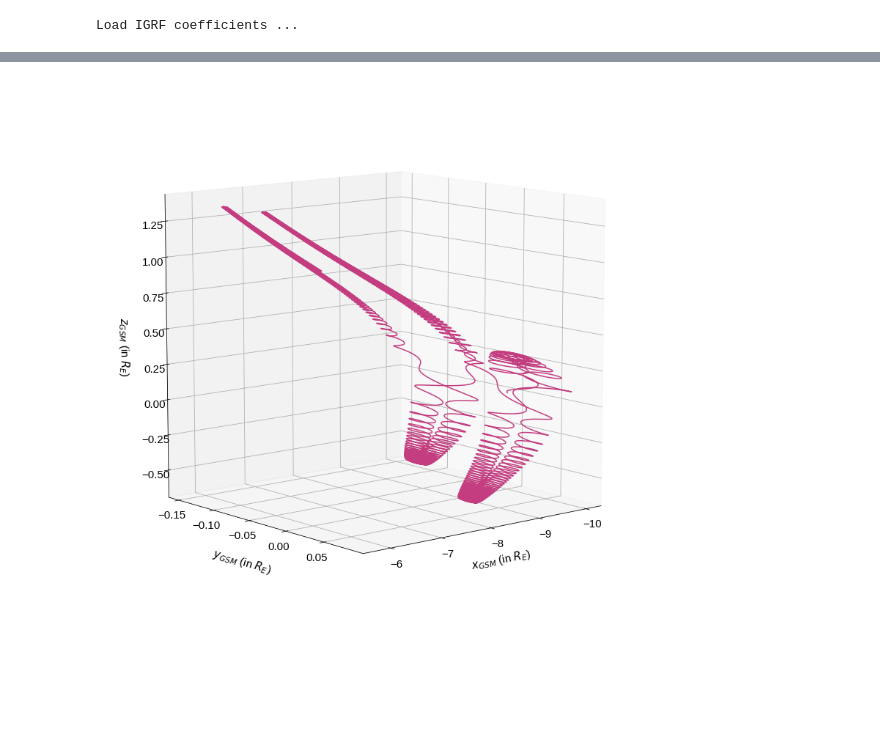
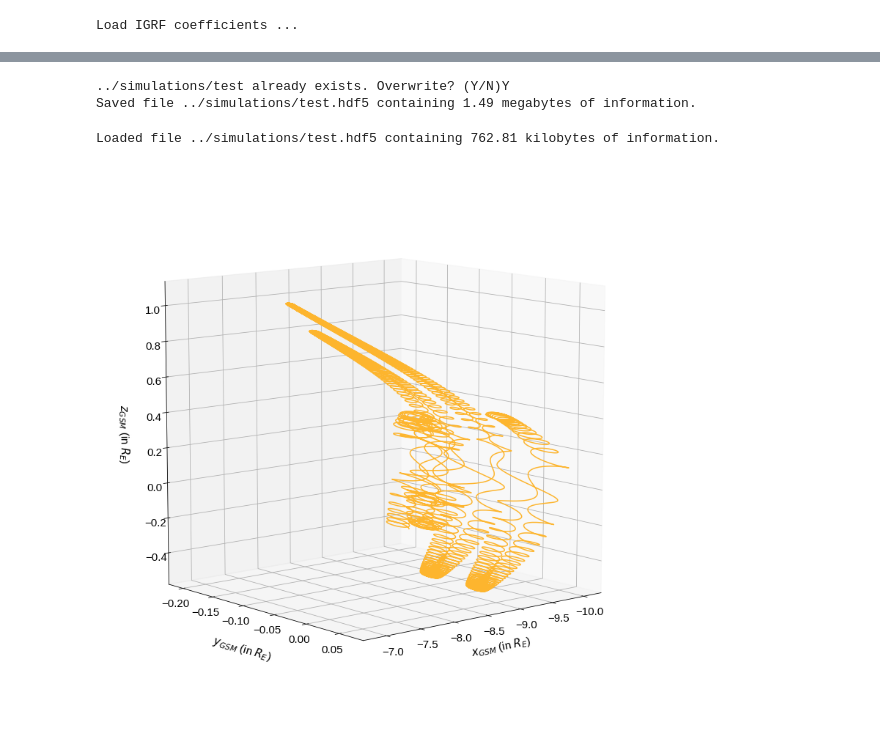
Before and after one commit to zbeever/cpt-solver, a Jupyter notebook: notebooks/hdf5_test.ipynb, the cells around one changed output, grey strips where cells are left out. Cells and saved outputs as stored; diff of their text form; code cells hidden in the pictures; blank space fills up the shorter version.

```diff
--- a/notebooks/hdf5_test.ipynb
+++ b/notebooks/hdf5_test.ipynb
@@ -103,0 +26,9 @@ r = s.history[:, :, 0, :]
+# %%
+s.write('../simulations/test')
+# %% [output]
+../simulations/test already exists. Overwrite? (Y/N)Y
+Saved file ../simulations/test.hdf5 containing 1.49 megabytes of information.
+# %%
+s.load('../simulations/test')
+# %% [output]
+Loaded file ../simulations/test.hdf5 containing 762.81 kilobytes of information.
@@ -104,28 +45,30 @@ r = s.history[:, :, 0, :]
 # %%
-v = s.history[:, :, 1, :]
+f = h5py.File('../simulations/test.hdf5', 'r')
 
 from mpl_toolkits.mplot3d import Axes3D
 
 plt.rcParams.update({'font.size': 15})
 plt.rcParams['font.family'] = 'Liberation Sans'
 
 fig = plt.figure(figsize=(10, 10))
 ax = fig.add_subplot(111, projection='3d')
 
-col = plt.cm.plasma(np.linspace(0, 0.7, 4))
+col = plt.cm.plasma(np.linspace(0, 1.0, 250))
 
-for p, i in enumerate([2]):
-    pos = s.history[i, :, 0]
+for p, i in enumerate([209]):
+    pos = f['data']['history'][i, :, 0]
     ax.plot(pos[:, 0] / Re, pos[:, 1] / Re, pos[:, 2] / Re, color=col[i])
 
 ax.set_xlabel('\n$x_{GSM}$ (in $R_E$)', linespacing=1.5)
 ax.set_ylabel('\n$y_{GSM}$ (in $R_E$)', linespacing=3)
 ax.set_zlabel('\n$z_{GSM}$ (in $R_E$)', linespacing=3)
 
 ax.view_init(10, 50)
 
 plt.grid()
 plt.tight_layout(pad=-1)
 plt.show()
+
+f.close()
 # %% [output]
-[figure, old version]
+[figure, new version]
```
Also changed, not shown: parts of 15 cells of this notebook, 5 other files.
